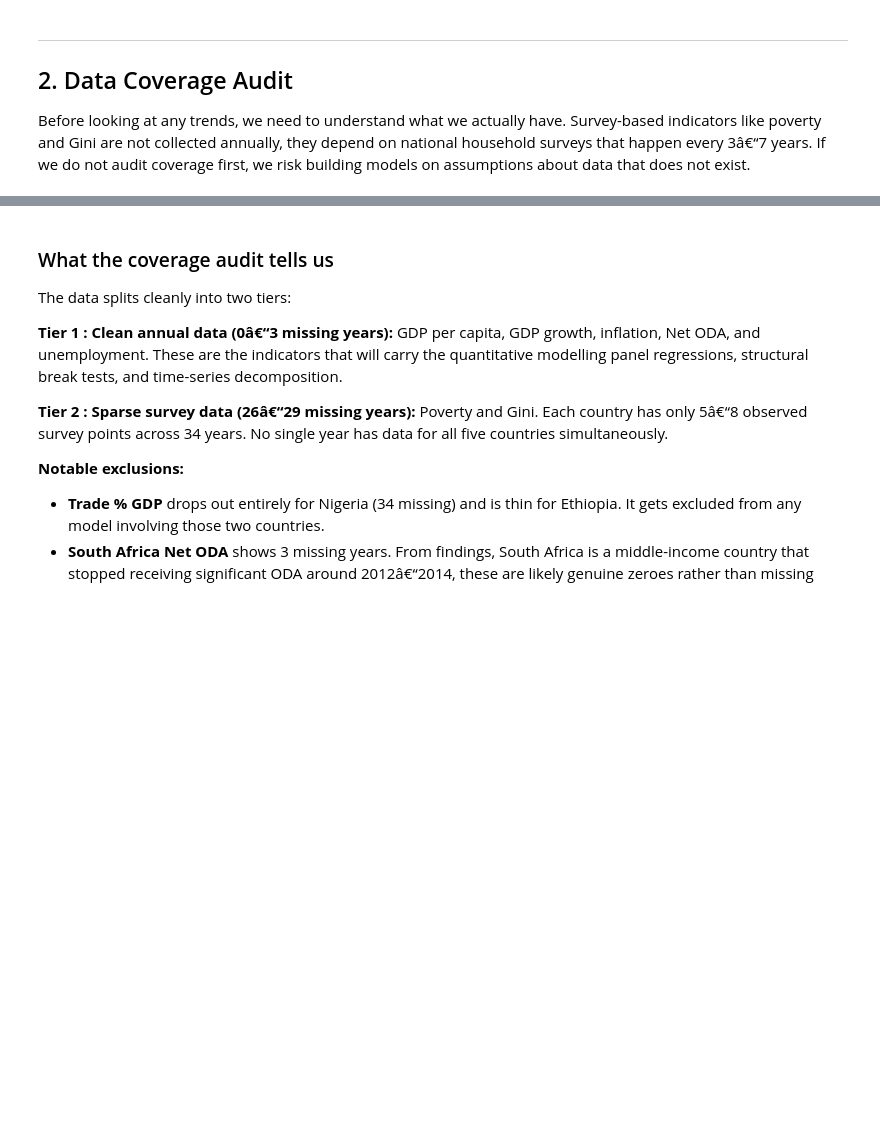
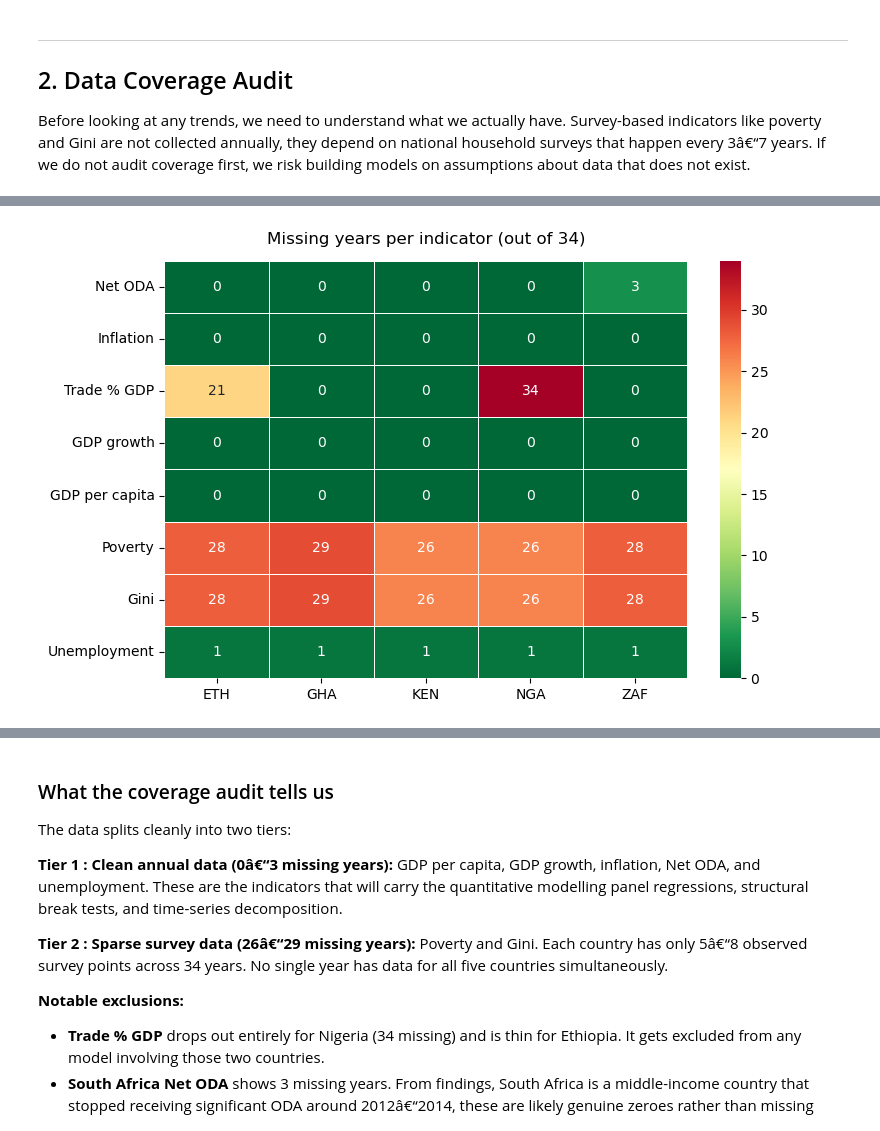
Before and after one commit to kozah04/ng-growth-poverty, a Jupyter notebook: notebooks/eda.ipynb, the cells around one changed output, grey strips where cells are left out. Saved outputs shown, nothing was run; the diff lists cells and outputs as text; code cells hidden in the pictures; blank space fills up the shorter version.

```diff
--- a/notebooks/eda.ipynb
+++ b/notebooks/eda.ipynb
@@ -87,34 +116,43 @@ print(df_full.isnull().sum(axis=1).to_string())
 # %%
 # pivot missing counts into a matrix: rows=indicators, cols=countries
 missing = df_full.isnull().sum(axis=1).unstack(level=0)
 
-# shorter names for the plot
-missing.index = [
-    "Net ODA", "Inflation", "Trade % GDP", "GDP growth",
-    "GDP per capita", "Poverty", "Gini", "Unemployment"
-]
+# map by indicator code - safe regardless of API return order
+name_map = {
+    "DT.ODA.ALLD.KD":    "Net ODA",
+    "FP.CPI.TOTL.ZG":    "Inflation",
+    "NE.TRD.GNFS.ZS":    "Trade % GDP",
+    "NY.GDP.MKTP.KD.ZG": "GDP growth",
+    "NY.GDP.PCAP.KD":    "GDP per capita",
+    "SI.POV.DDAY":       "Poverty",
+    "SI.POV.GINI":       "Gini",
+    "SL.UEM.TOTL.ZS":   "Unemployment",
+}
+missing.index = [name_map[code] for code in missing.index]
 missing.columns = ["ETH", "GHA", "KEN", "NGA", "ZAF"]
 
 fig, ax = plt.subplots(figsize=(8, 5))
 
 sns.heatmap(
     missing,
     annot=True,
     fmt="d",
     cmap="RdYlGn_r",
     linewidths=0.5,
     linecolor="white",
     vmin=0,
     vmax=34,
     ax=ax
 )
 
 ax.set_title("Missing years per indicator (out of 34)", pad=12)
 ax.set_xlabel("")
 ax.set_ylabel("")
 plt.tight_layout()
 plt.savefig(FIGURES_DIR / "coverage.png", dpi=150, bbox_inches="tight")
 plt.show()
+# %% [output]
+[figure, added]
 # %%
 # poverty survey years by country
 print("Poverty headcount ($2.15/day) â€” survey years available:\n")
```
Also changed, not shown: parts of 13 cells of this notebook, 3 other files.
